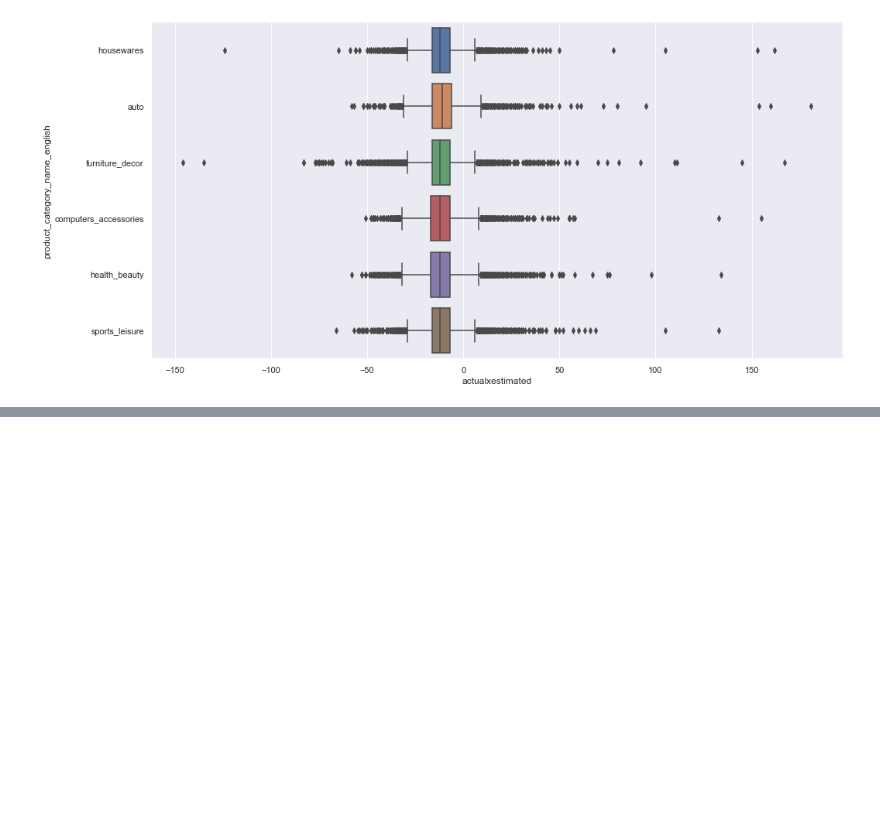
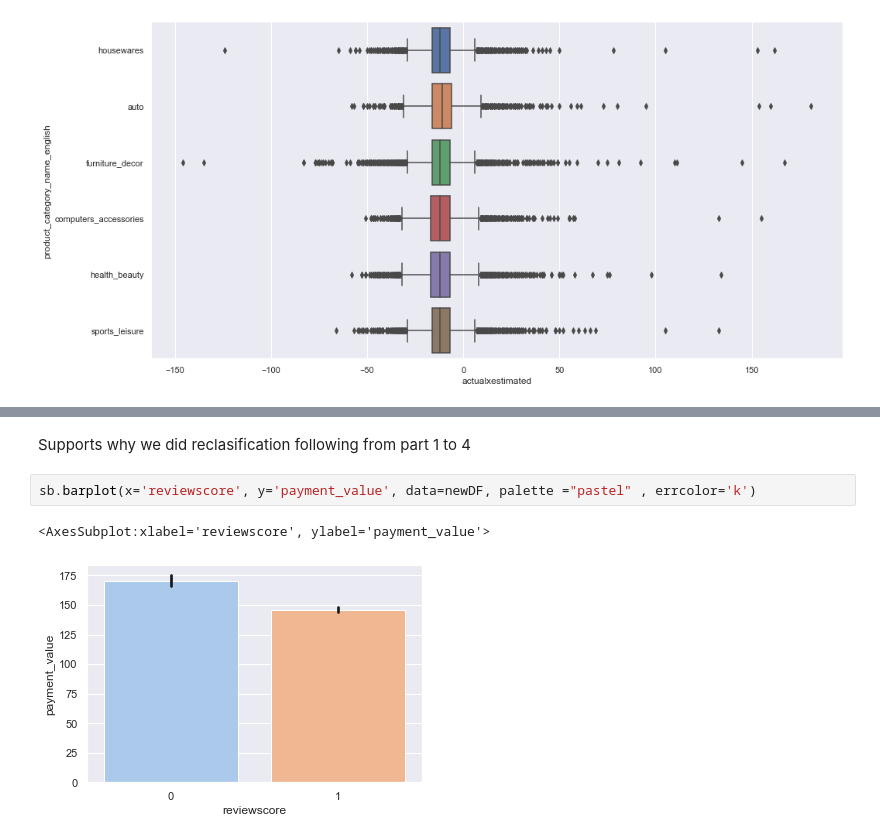
Before and after one commit to S-Samiksha/DSAI-Project, a Jupyter notebook: Part 5_ Multi variate.ipynb, the cells around one changed output, grey strips where cells are left out. Saved outputs shown, nothing was run; the diff lists cells and outputs as text; blank space fills up the shorter version.

```diff
--- a/Part 5_ Multi variate.ipynb
+++ b/Part 5_ Multi variate.ipynb
@@ -518,0 +533,7 @@ sb.boxplot(x = 'actualxestimated', y = 'product_category_name_english', data = n
+# %% [markdown]
+Supports why we did reclasification following from part 1 to 4
+# %%
+sb.barplot(x='reviewscore', y='payment_value', data=newDF, palette ="pastel" , errcolor='k')
+# %% [output]
+<AxesSubplot:xlabel='reviewscore', ylabel='payment_value'>
+[figure, added]
```
Also changed, not shown: parts of 6 cells of this notebook, 1 other file.
